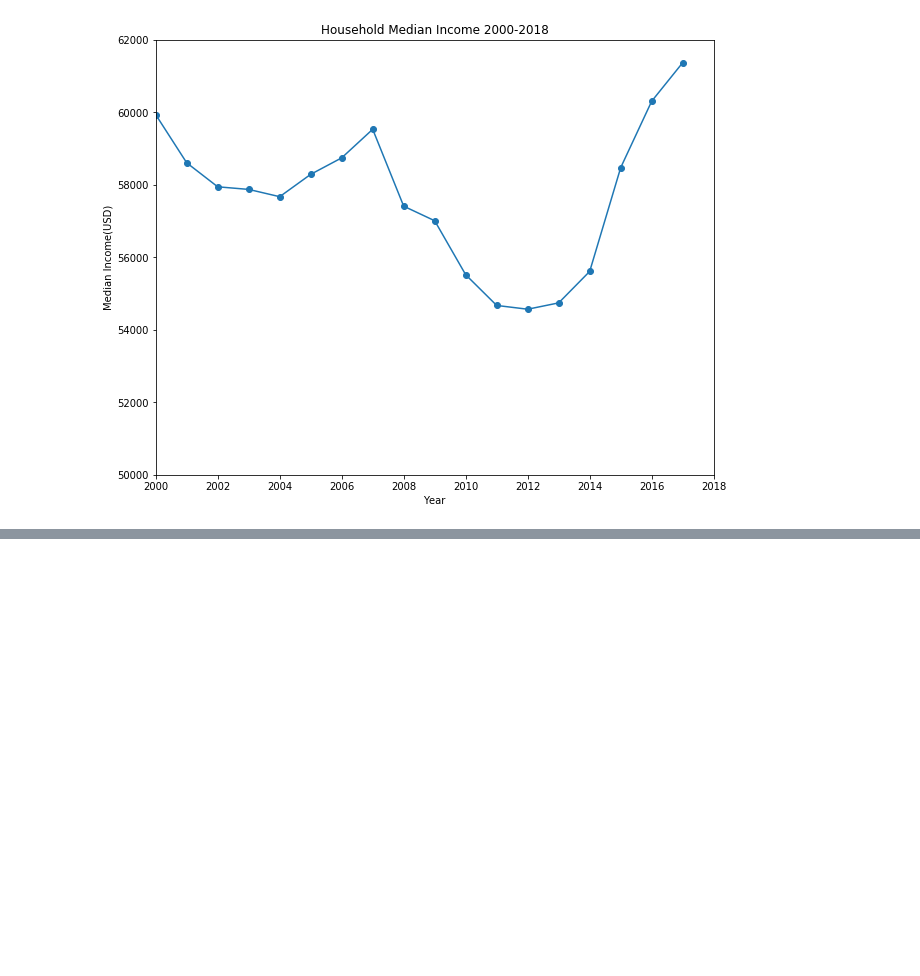
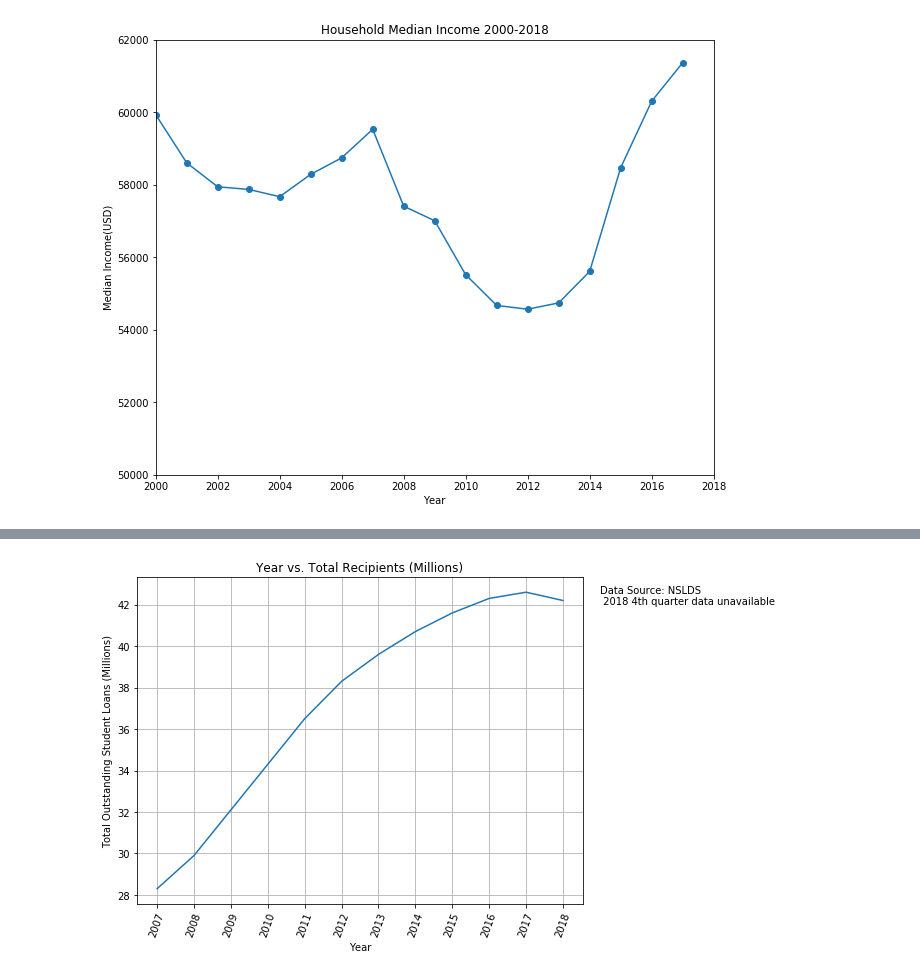
Before and after one commit to Kamran-Wali/Project_Antigravity2, a Jupyter notebook: antigravity.ipynb, the cells around one changed output, grey strips where cells are left out. Saved outputs shown, nothing was run; the diff lists cells and outputs as text; code cells hidden in the pictures; blank space fills up the shorter version.

```diff
--- a/antigravity.ipynb
+++ b/antigravity.ipynb
@@ -229,0 +254,16 @@ plt.show()
+# %%
+#plotting total recipients over years
+plt.figure(figsize = (8,6))
+x_axis = outstanding_loans["Year"]
+y_axis = outstanding_loans["Total unduplicated recipients"]
+plt.plot(x_axis,y_axis)
+plt.title("Year vs. Total Recipients (Millions)")
+plt.xlabel("Year")
+plt.xticks(rotation=70)
+plt.xticks(np.arange(min(x_axis), max(x_axis)+1, 1.0))
+plt.ylabel("Total Outstanding Student Loans (Millions)")
+plt.grid()
+plt.text(2019,42, "Data Source: NSLDS \n 2018 4th quarter data unavailable")
+plt.savefig("resource/YearvsTotalRecipients.png", bbox_inches="tight")
+# %% [output]
+[figure, added]
```
Also changed, not shown: parts of 6 cells of this notebook, 8 other files.
